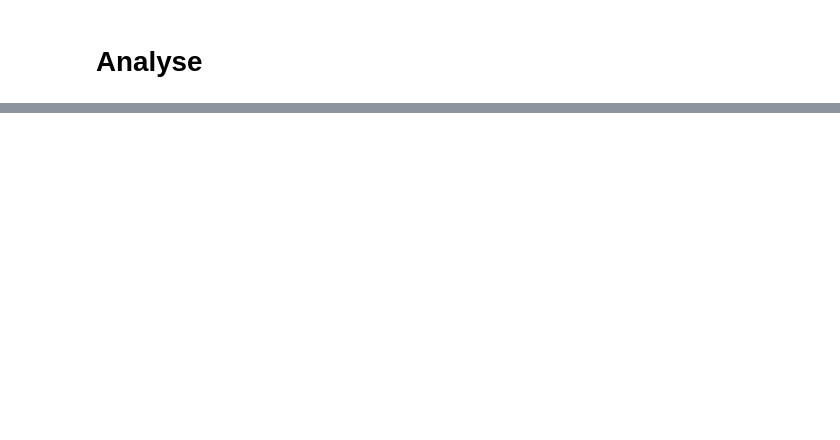
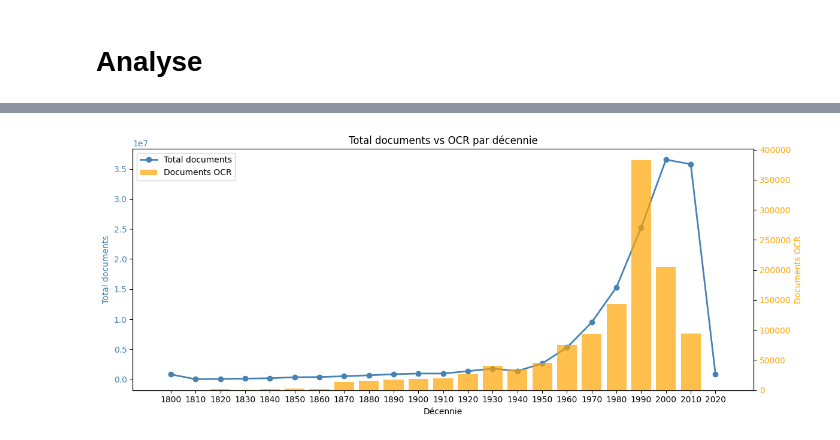
Before and after one commit to OcrIstex/ocr-istex, a Jupyter notebook: OCR dans Istex.ipynb, the cells around one changed output, grey strips where cells are left out. Drawn from its saved outputs; the diff is of its cells as text; code cells hidden in the pictures; blank space fills up the shorter version.

```diff
--- a/OCR dans Istex.ipynb
+++ b/OCR dans Istex.ipynb
@@ -113,0 +250,30 @@ SELECT arkIstex  FROM fulltext WHERE PATH like '%.ocr';
+# %%
+import matplotlib.pyplot as plt
+
+df = _.DataFrame()
+
+fig, ax1 = plt.subplots(figsize=(12, 5))
+
+# Axe gauche — ligne total
+ax1.plot(df['decade'], df['nb_total'], color='steelblue', marker='o', linewidth=2, label='Total documents')
+ax1.set_xlabel('Décennie')
+ax1.set_ylabel('Total documents', color='steelblue')
+ax1.tick_params(axis='y', labelcolor='steelblue')
+
+# Axe droit — barres OCR
+ax2 = ax1.twinx()
+ax2.bar(df['decade'], df['nb_ocr'], width=8, color='orange', alpha=0.7, label='Documents OCR')
+ax2.set_ylabel('Documents OCR', color='orange')
+ax2.tick_params(axis='y', labelcolor='orange')
+
+# Légende combinée
+lines1, labels1 = ax1.get_legend_handles_labels()
+lines2, labels2 = ax2.get_legend_handles_labels()
+ax1.legend(lines1 + lines2, labels1 + labels2, loc='upper left')
+
+plt.xticks(df['decade'], rotation=45)
+plt.title('Total documents vs OCR par décennie')
+plt.tight_layout()
+plt.show()
+# %% [output]
+[figure, added]
```
Also changed, not shown: parts of 10 cells of this notebook, 3 other files.
